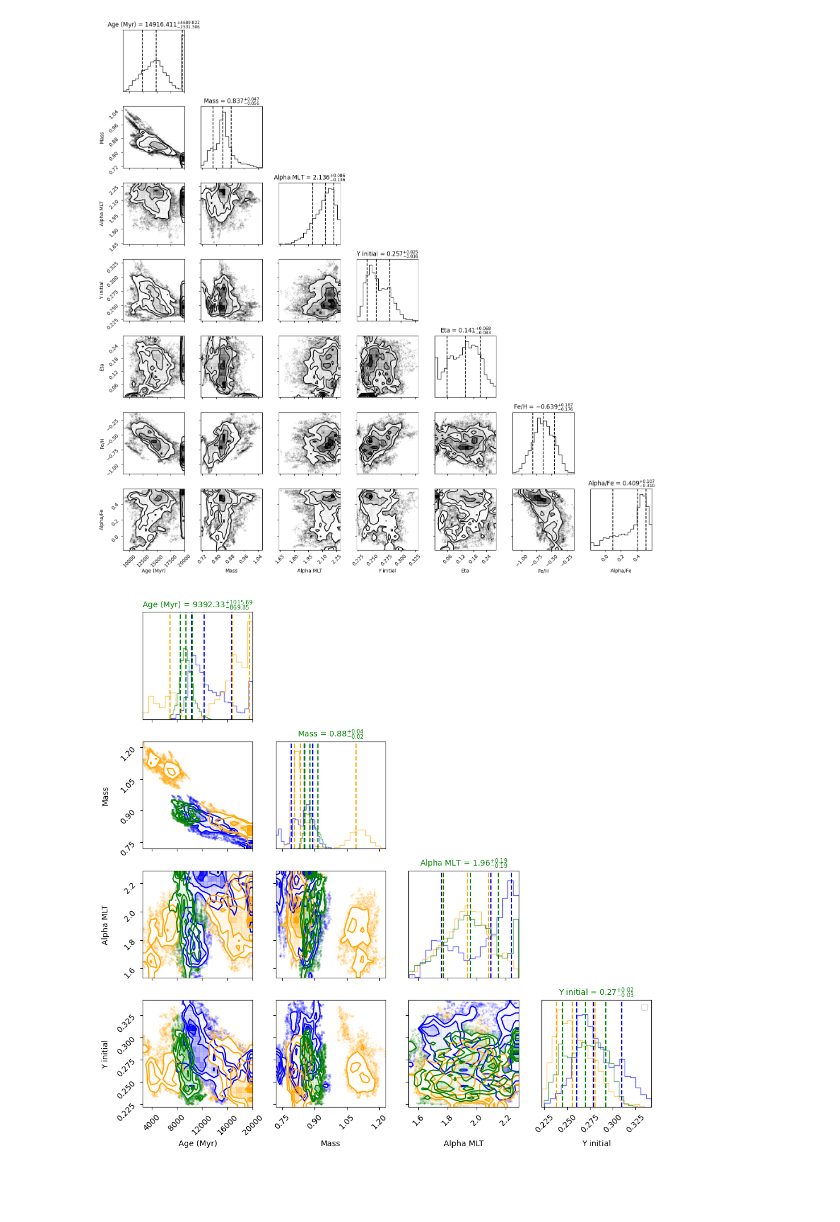
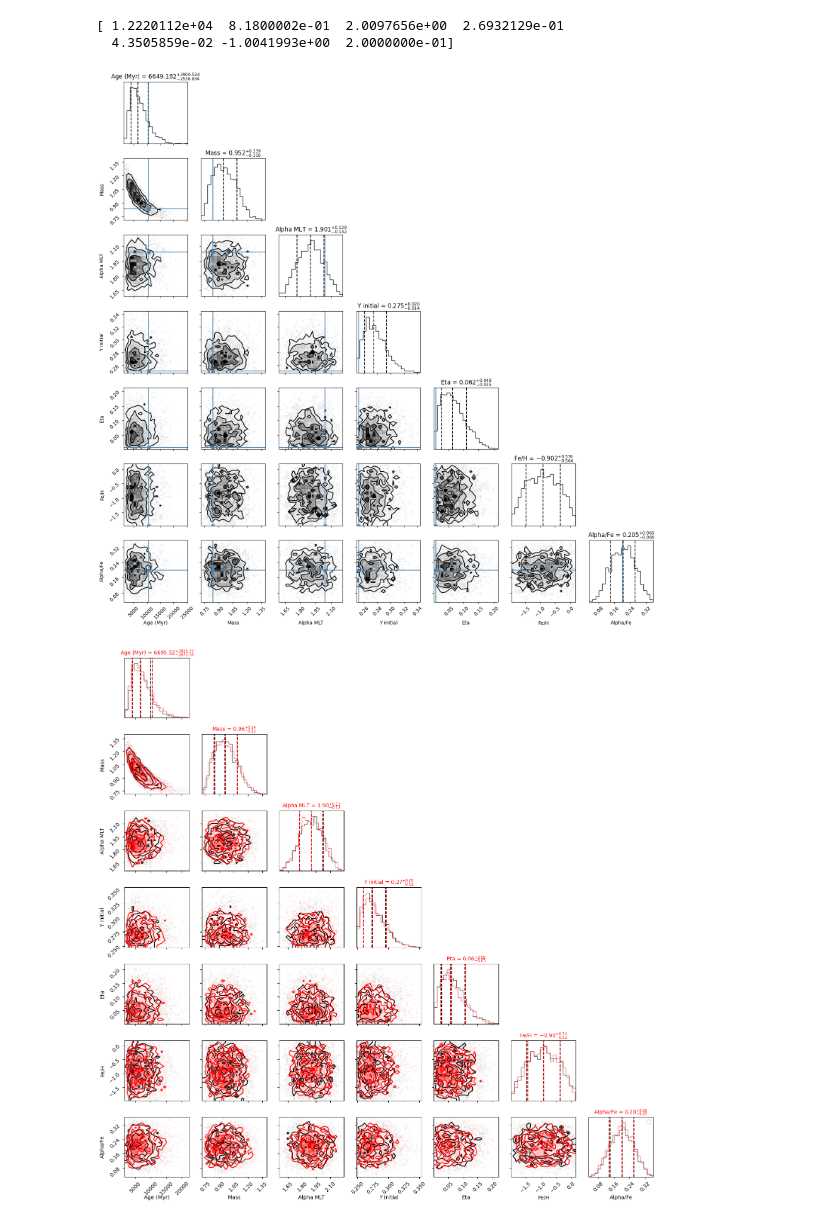
Before and after one commit to ruddock321/y4project, a Jupyter notebook: HBM stuff/Bayesian models/Multi-star Bayesian model.ipynb, the cells around one changed output. Cells and saved outputs as stored; diff of their text form; code cells hidden in the pictures; blank space fills up the shorter version.

```diff
--- a/HBM stuff/Bayesian models/Multi-star Bayesian model.ipynb
+++ b/HBM stuff/Bayesian models/Multi-star Bayesian model.ipynb
@@ -393,11 +283,3 @@ obs = {
     'feh': feh_obs,
     'numax': numax_obs,
 }
-# %%
-"""
-teff_obs = teff_emu + np.random.randn() * obs_err['teff_err'][0]
-lum_obs = lum_emu + np.random.randn() * obs_err['lum_err'][0]
-dnu_obs = dnu_emu + np.random.randn() * obs_err['dnu_err'][0]
-FeH_obs = FeH_emu + np.random.randn() * obs_err['lum_err'][0]
-numax_obs = numax_emu * sun_numax + np.random.randn() * obs_err['numax_err'][0]
-"""
@@ -407,18 +287,18 @@ numax_obs = numax_emu * sun_numax + np.random.randn() * obs_err['numax_err'][0]
 def Bmodel(obs=None):
     with numpyro.plate("star", 10):
         # Define priors
-        massini_ = numpyro.deterministic("massini_", 0.8 * numpyro.sample("massini_s", dist.Beta(1.5, 3)) + 0.7)
-        tau_hat = numpyro.deterministic("tau_hat", 4 * numpyro.sample("tau_hat_s", dist.Beta(1.25, 2)) + 1)
+        massini_ = numpyro.deterministic("massini_", 0.8 * numpyro.sample("massini_s", dist.Beta(3, 6)) + 0.7)
+        tau_hat = numpyro.deterministic("tau_hat", 4 * numpyro.sample("tau_hat_s", dist.Beta(4, 8)) + 1)
 
         # Calculate values for joint prior
         tau_ms = (2500) * (massini_**-3.15)
-        ages_ = numpyro.deterministic("ages_", jnp.minimum(tau_hat * tau_ms, 20000))
+        ages_ = numpyro.deterministic("ages_", tau_hat * tau_ms)
 
         # Rest of priors
-        alphamlt_ = numpyro.deterministic("alphamlt_", 0.8 * numpyro.sample("alphamlt_s", dist.Beta(2, 2)) + 1.5)
-        yini_ = numpyro.deterministic("yini_", 0.13 * numpyro.sample("yini_s", dist.Beta(2, 2)) + 0.22)
-        eta_ = numpyro.deterministic("eta_", 0.3 * numpyro.sample("eta_s", dist.Beta(2, 2)))
-        alphafe_ = numpyro.deterministic("alphafe_", 0.8 * numpyro.sample("alphafe_s", dist.Beta(2, 2)) - 0.2)
+        alphamlt_ = numpyro.deterministic("alphamlt_", 0.8 * numpyro.sample("alphamlt_s", dist.Beta(5, 5)) + 1.5)
+        yini_ = numpyro.deterministic("yini_", 0.13 * numpyro.sample("yini_s", dist.Beta(2, 7)) + 0.248)
+        eta_ = numpyro.deterministic("eta_", 0.3 * numpyro.sample("eta_s", dist.Beta(2, 7)))
+        alphafe_ = numpyro.deterministic("alphafe_", 0.4 * numpyro.sample("alphafe_s", dist.Beta(5, 5)) - 0.0)
         fehini_ = numpyro.deterministic("fehini_", 2.2 * numpyro.sample("fehini_s", dist.Beta(2, 2)) - 2)
 
     # Prepare input features for PyTorch model
@@ -455,7 +335,7 @@ from numpyro.infer import Predictive
 from numpyro.infer.initialization import init_to_median
 
 nuts = NUTS(Bmodel, target_accept_prob=0.8, init_strategy=init_to_median, find_heuristic_step_size=True)
-mcmc = MCMC(nuts, num_warmup=8000, num_samples=8000, num_chains=4) # between 1000 and 4000 for testing
+mcmc = MCMC(nuts, num_warmup=2000, num_samples=1000, num_chains=2) # between 1000 and 4000 for testing
 rng = random.PRNGKey(0)
 rng, key = random.split(rng)
 
@@ -489,7 +371,7 @@ samples = mcmc.get_samples()
 
 # Index
 
-i = 9
+i = 5
 
 params_of_interest = {
     'Age (Myr)': samples['ages_'][..., i],
@@ -512,44 +394,46 @@ fig = corner.corner(
     quantiles=[0.16, 0.5, 0.84],
     show_titles=True,
     title_kwargs={"fontsize": 12},
-    title_fmt='.3f'
+    title_fmt='.3f',
+    truths = truths[4]
 )
-
+print(truths[0])
 plt.tight_layout()
 plt.show()
 # %% [output]
+[ 1.2220112e+04  8.1800002e-01  2.0097656e+00  2.6932129e-01
+  4.3505859e-02 -1.0041993e+00  2.0000000e-01]
-[figure, old version]
+[figure, new version]
 # %%
 # Create a figure for the corner plot
-fig = plt.figure(figsize=(10, 10))
+fig = plt.figure(figsize=(15, 15))
 
 # Parameters to include
-params = ['ages_', 'massini_', 'alphamlt_', 'yini_']
-labels = ['Age (Myr)', 'Mass', 'Alpha MLT', 'Y initial']
+params = ['ages_', 'massini_', 'alphamlt_', 'yini_', 'eta_', 'fehini_', 'alphafe_']
+labels = ['Age (Myr)', 'Mass', 'Alpha MLT', 'Y initial', 'Eta', 'Fe/H', 'Alpha/Fe']
 
 # Colors for different stars
-colors = ['blue', 'orange', 'green', 'red', 'purple']
+colors = ['black', 'red', 'purple']
 
 # Plot each star's corner plot with a different color
-for star_idx in range(min(3, len(samples['ages_'][0]))):  # Plot up to 5 stars
+for star_idx in range(min(2, len(samples['ages_'][0]))):  # Plot up to 5 stars
     # Extract samples for this star
-    X = np.column_stack([samples[param][..., (star_idx)] for param in params])
+    X = np.column_stack([samples[param][..., (star_idx+2)] for param in params])
 
     # Add the corner plot for this star
     corner.corner(
         X,
         labels=labels,
         fig=fig,
         color=colors[star_idx],
         quantiles=[0.16, 0.5, 0.84],
         show_titles=True,
         title_kwargs={"fontsize": 10, "color": colors[star_idx]},
         hist_kwargs={"alpha": 0.6},
-        label=f'Star {star_idx+1}'
     )
 
 plt.tight_layout()
 plt.legend()
 plt.show()
 # %% [output]
-[figure, old version]
+[figure, new version]
```
Also changed, not shown: parts of 10 cells of this notebook, 1 other file.
